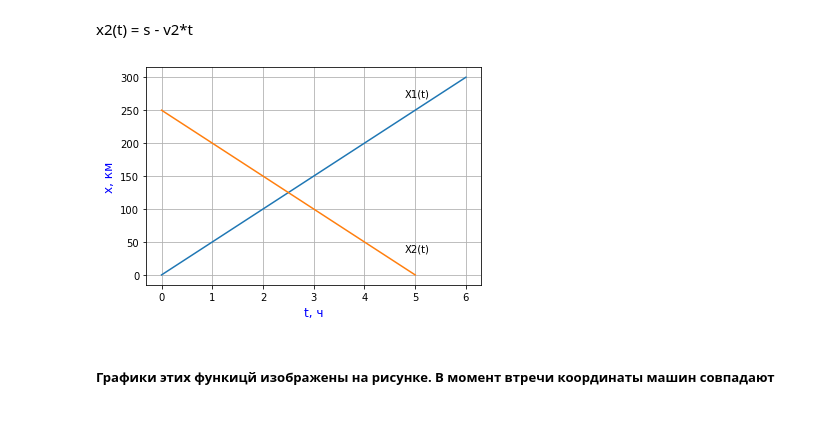
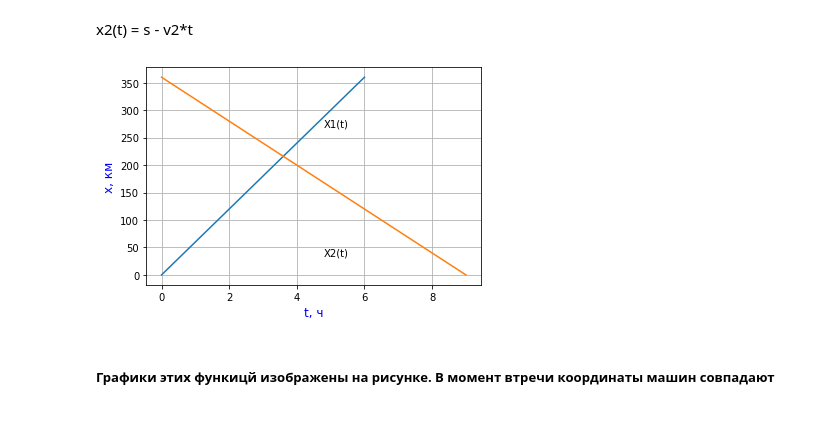
Before and after one commit to StupidPotc/laba5, a Jupyter notebook: inv1.ipynb, the cells around one changed output. Cells and saved outputs as stored; diff of their text form; code cells hidden in the pictures.

```diff
--- a/inv1.ipynb
+++ b/inv1.ipynb
@@ -11,16 +11,16 @@ x1(t) = v1*t
 x2(t) = s - v2*t
 # %%
 import matplotlib.pyplot as plt
-plt.plot([0, 50,100, 150, 200, 250, 300])
-plt.plot([250, 200, 150, 100, 50,0])
+plt.plot([0, 60,120, 180, 240, 300, 360])
+plt.plot([360, 320, 280, 240, 200,160, 120, 80, 40, 0])
 plt.ylabel('x, км', fontsize=12, color='blue')
 plt.xlabel('t, ч', fontsize=12, color='blue')
 plt.text(4.8, 270, 'X1(t)')
 plt.text(4.8, 35, 'X2(t)')
 plt.grid()
 plt.show()
 # %% [output]
-[figure, old version]
+[figure, new version]
 # %% [markdown]
 <h5>Графики этих функицй изображены на рисунке. В момент втречи координаты машин совпадают<h5>
 # %% [markdown]
```
Also changed, not shown: parts of 3 cells of this notebook, 3 other files.
